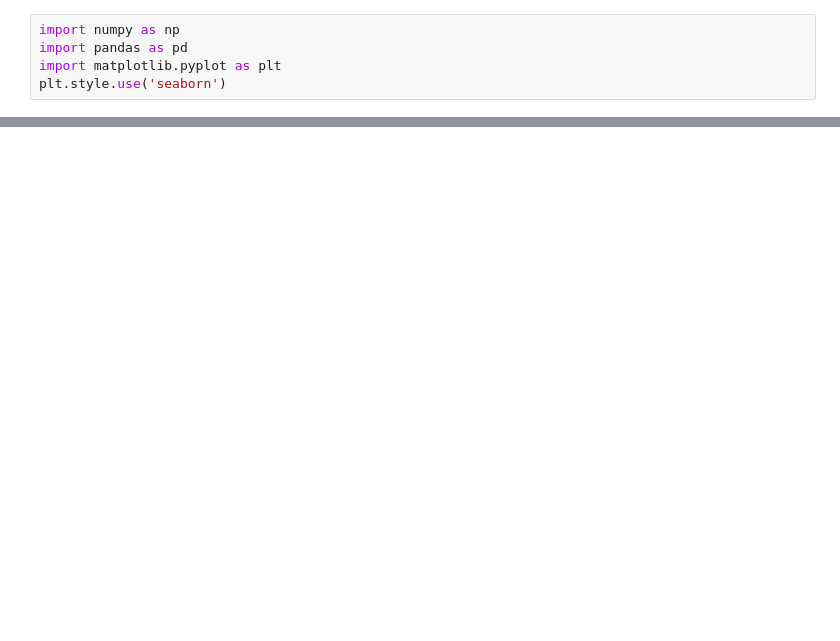
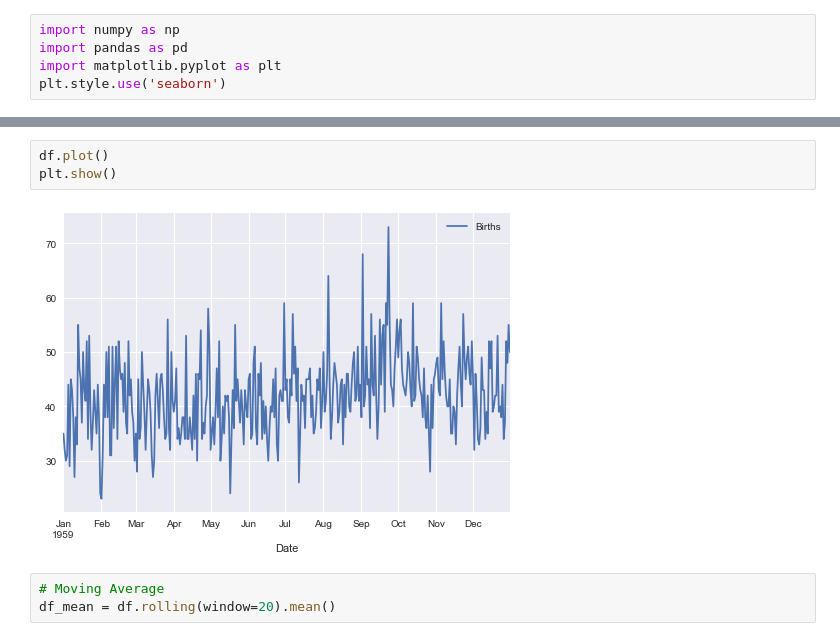
Before and after one commit to JayantGoel001/Time-Series, a Jupyter notebook: time series.ipynb, the cells around one changed output, grey strips where cells are left out. Drawn from its saved outputs; the diff is of its cells as text; blank space fills up the shorter version.

```diff
--- a/time series.ipynb
+++ b/time series.ipynb
@@ -16,0 +44,8 @@ df.head()
+# %%
+df.plot()
+plt.show()
+# %% [output]
+[figure, added]
+# %%
+# Moving Average
+df_mean = df.rolling(window=20).mean()
```
Also changed, not shown: parts of 8 cells of this notebook.
